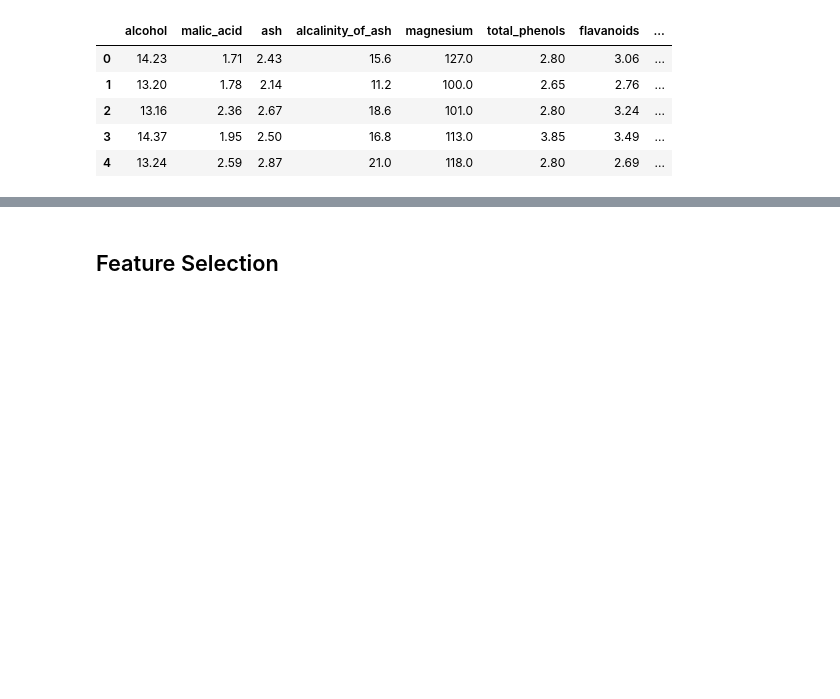
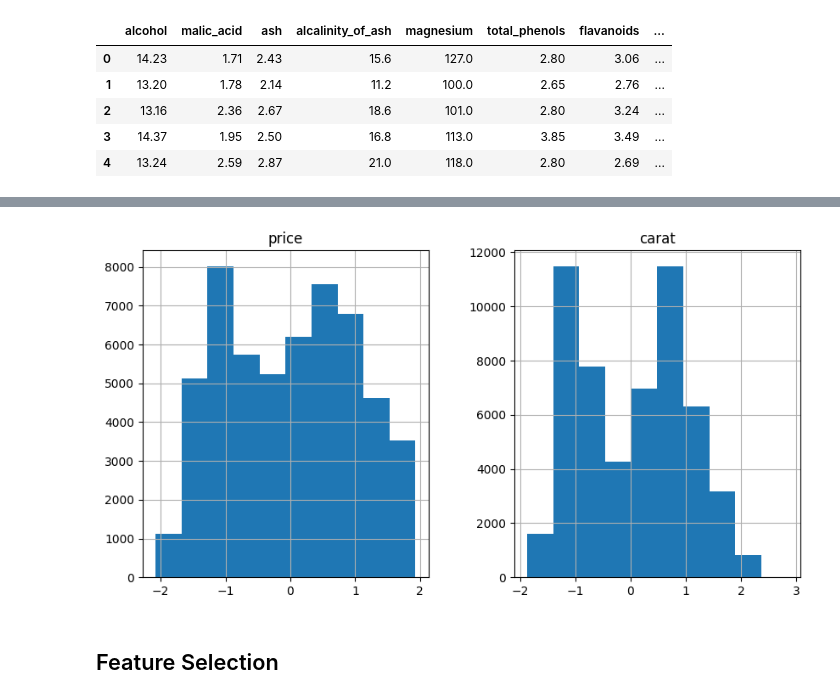
Before and after one commit to Biber76/MachineLearning, a Jupyter notebook: PreparingTheData Feature Selection.ipynb, the cells around one changed output, grey strips where cells are left out. Cells and saved outputs as stored; diff of their text form; code cells hidden in the pictures; blank space fills up the shorter version.

```diff
--- a/PreparingTheData Feature Selection.ipynb
+++ b/PreparingTheData Feature Selection.ipynb
@@ -354,3 +366,12 @@ x_test_scaled = scaler.transform(x_test)
+# %%
+from sklearn.preprocessing import PowerTransformer
+
+pt = PowerTransformer()
+diamonds.loc[:, ["price", "carat"]] = pt.fit_transform(diamonds[["price", "carat"]])
+
+diamonds[["price", "carat"]].hist(figsize=(10, 5));
+# %% [output]
+[figure, added]
 # %% [markdown]
 ## Feature Selection
 # %% [markdown]
```
Also changed, not shown: parts of 3 cells of this notebook.
